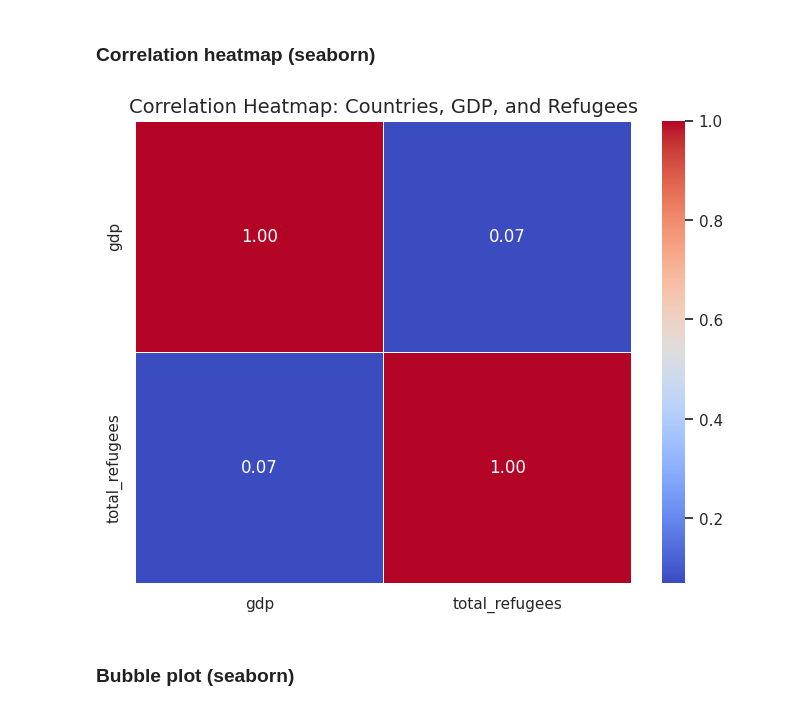
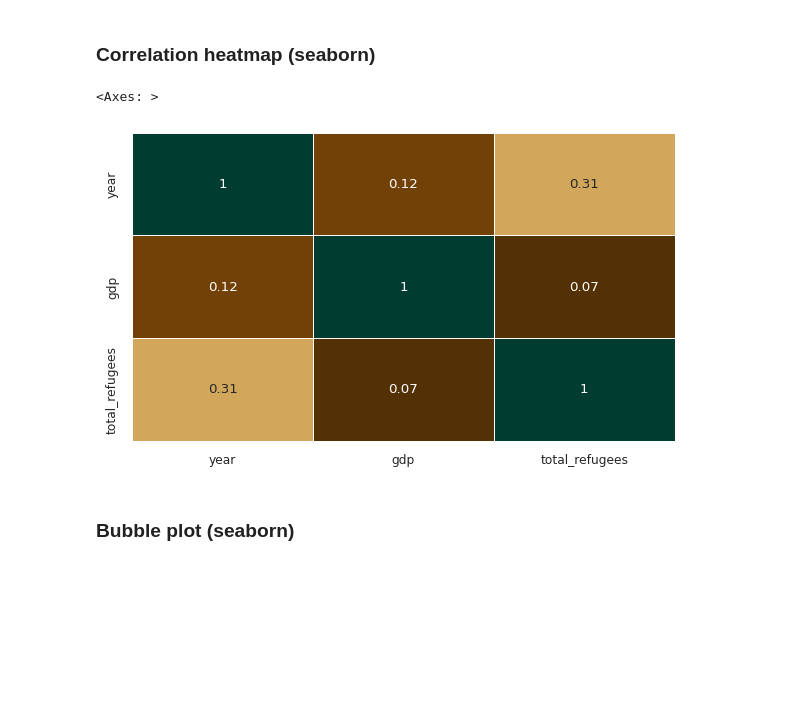
Before and after one commit to ferzanagehringer3/DataAnalyticsLN, a Jupyter notebook: Exploratory Data Analysis (EDA)/EDA_combined_data.ipynb, the cells around one changed output. Cells and saved outputs as stored; diff of their text form; code cells hidden in the pictures; blank space fills up the shorter version.

```diff
--- a/Exploratory Data Analysis (EDA)/EDA_combined_data.ipynb
+++ b/Exploratory Data Analysis (EDA)/EDA_combined_data.ipynb
@@ -578,26 +600,17 @@ plt.show()
 [figure]
 # %% [markdown]
 ### Correlation heatmap (seaborn)
-# %%
-import pandas as pd
-import seaborn as sns
-import matplotlib.pyplot as plt
-
-# Pivot the data to have countries as rows and their metrics as columns
-pivoted_data = df_orig.pivot_table(index='country_name', values=['gdp', 'total_refugees'], aggfunc='sum')
-
-# Calculate the correlation matrix
-correlation_matrix = pivoted_data.corr()
-
-# Plot the heatmap
-plt.figure(figsize=(8, 6))
-sns.heatmap(correlation_matrix, annot=True, cmap='coolwarm', fmt='.2f', linewidths=0.5)
-
-# Add title
-plt.title("Correlation Heatmap: Countries, GDP, and Refugees", fontsize=14)
-plt.show()
-# %% [output]
-[figure, removed]
+# %%
+ # Set font size for plot
+sns.set(font_scale=0.8)
+# Create correlation matrix as the basis for the heatmap
+plt.figure(figsize=(7,4))
+corr = df_orig[['year', 'gdp', 'total_refugees']].corr().round(2)
+ # Plot heatmap
+sns.heatmap(corr, cmap="BrBG", annot=True, cbar=False, linewidths=0.5)
+# %% [output]
+<Axes: >
+[figure, added]
 # %% [markdown]
 ### Bubble plot (seaborn)
 # %%
```
Also changed, not shown: parts of 6 cells of this notebook.
